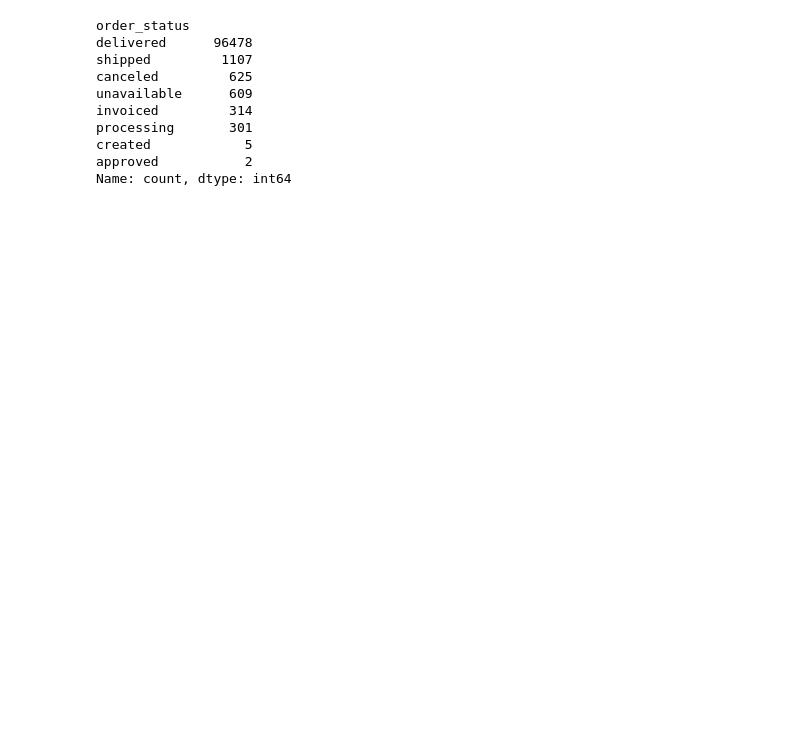
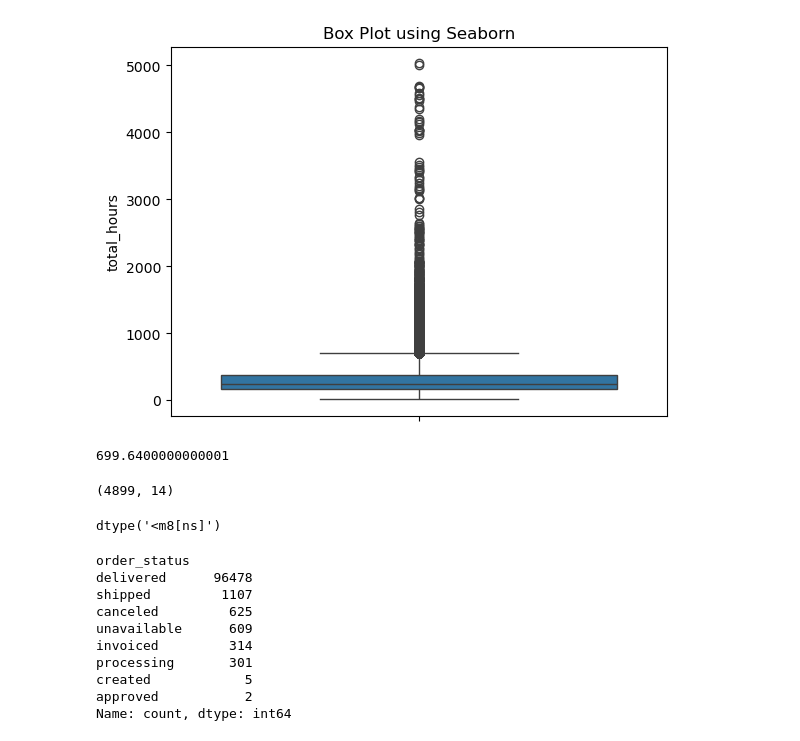
Before and after one commit to yunwe/olist-logistics-efficiency, a Jupyter notebook: notebooks/Playground.ipynb, the cells around one changed output. Saved outputs shown, nothing was run; the diff lists cells and outputs as text; code cells hidden in the pictures; blank space fills up the shorter version.

Commit message:
Delivery Analysis

```diff
--- a/notebooks/Playground.ipynb
+++ b/notebooks/Playground.ipynb
@@ -22,0 +21,6 @@ orders.head()
+# %%
+import sys
+import os
+
+from utils import read_orders, read_customers
+orders = read_orders()
@@ -22,0 +76,18 @@ orders.head()
+# %%
+import seaborn as sns
+import matplotlib.pyplot as plt
+
+orders['total_hours'] = orders['total_delivery_time'].dt.total_seconds() / 3600.0
+# Create a box plot grouping data by day of the week
+sns.boxplot(y='total_hours', data=orders)
+plt.title('Box Plot using Seaborn')
+plt.show()
+# %% [output]
+[figure, added]
+# %%
+Q3 = 377.29
+Q1 = 162.39
+upper_fence = Q3 + (1.5 * (Q3 - Q1))
+upper_fence
+# %% [output]
+699.6400000000001
@@ -23,3 +96,11 @@ orders.head()
+# %%
+outliers.shape
+# %% [output]
+(4899, 14)
+# %%
+outliers['
+# %% [output]
+dtype('<m8[ns]')
 # %%
 orders['order_status'].value_counts()
 # %% [output]
```
Also changed, not shown: parts of 13 cells of this notebook, 5 other files.
